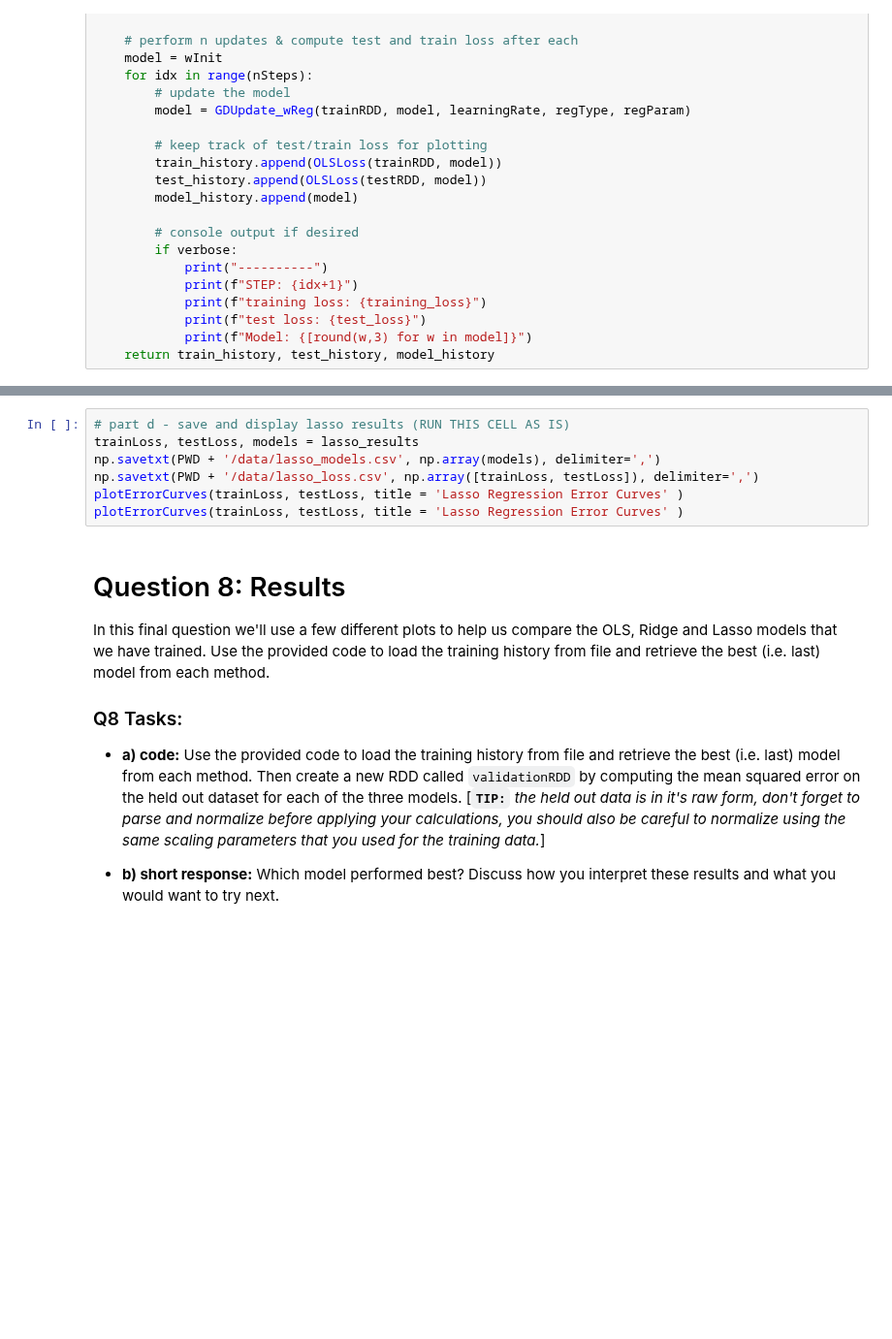
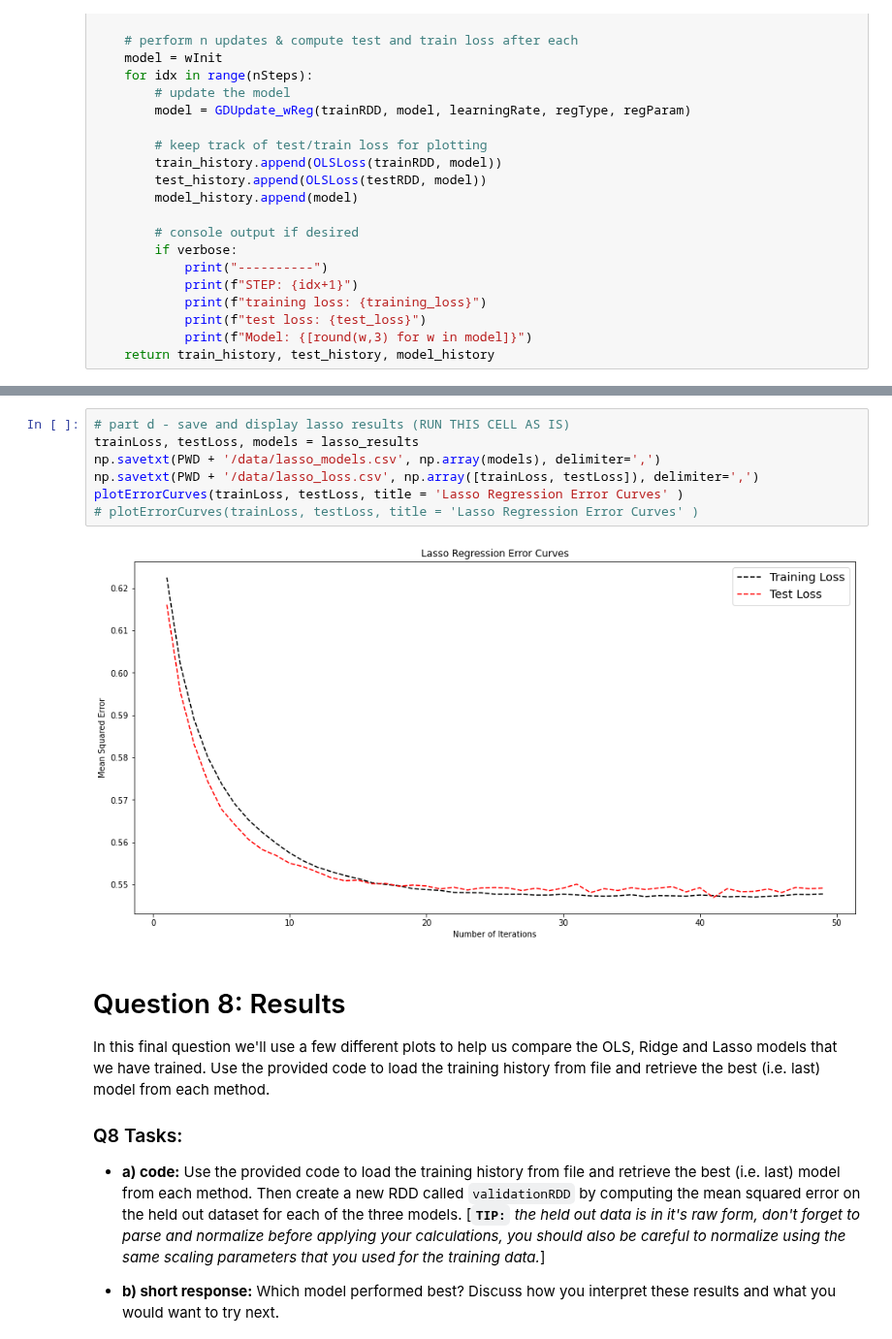
Before and after one commit to Anand-Patel-95/ML-at-Scale-Projects, a Jupyter notebook: Assignments/HW4/docker/student/hw4_Workbook.ipynb, the cells around one changed output, grey strips where cells are left out. Shown at 97% size. Saved outputs shown, nothing was run; the diff lists cells and outputs as text; blank space fills up the shorter version.

```diff
--- a/Assignments/HW4/docker/student/hw4_Workbook.ipynb
+++ b/Assignments/HW4/docker/student/hw4_Workbook.ipynb
@@ -1028,10 +1104,12 @@ print(f"\n... trained {len(lasso_results[2])} iterations in {time.time() - start
 # %%
 # part d - save and display lasso results (RUN THIS CELL AS IS)
 trainLoss, testLoss, models = lasso_results
 np.savetxt(PWD + '/data/lasso_models.csv', np.array(models), delimiter=',')
 np.savetxt(PWD + '/data/lasso_loss.csv', np.array([trainLoss, testLoss]), delimiter=',')
 plotErrorCurves(trainLoss, testLoss, title = 'Lasso Regression Error Curves' )
-plotErrorCurves(trainLoss, testLoss, title = 'Lasso Regression Error Curves' )
+# plotErrorCurves(trainLoss, testLoss, title = 'Lasso Regression Error Curves' )
+# %% [output]
+[figure, added]
 # %% [markdown]
 # Question 8: Results
 
```
Also changed, not shown: parts of 15 cells of this notebook.
